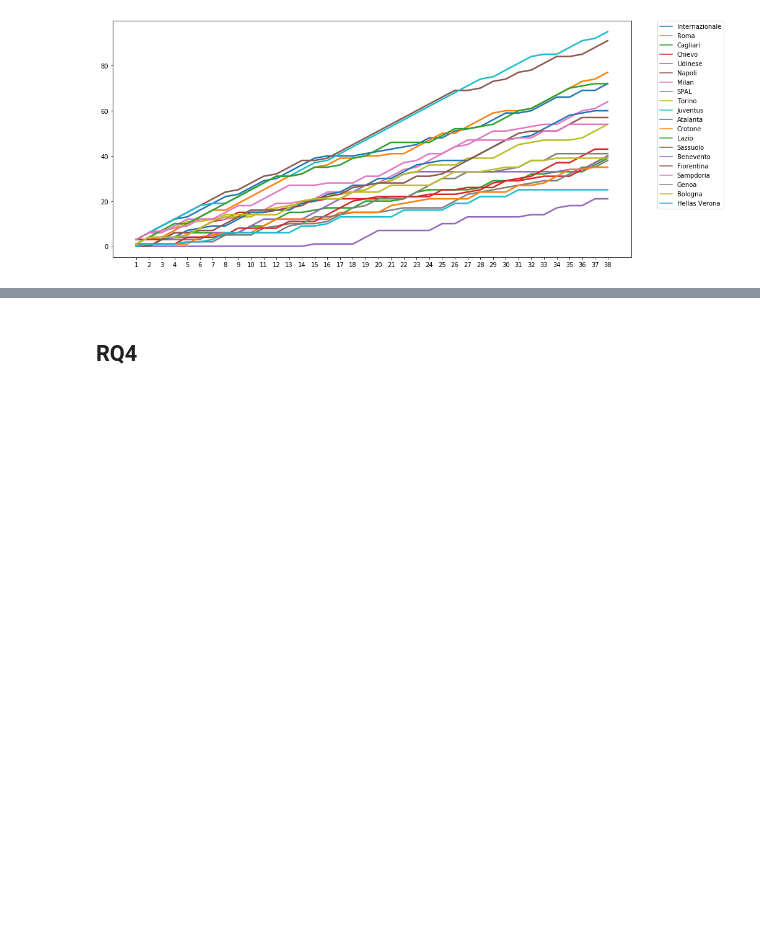
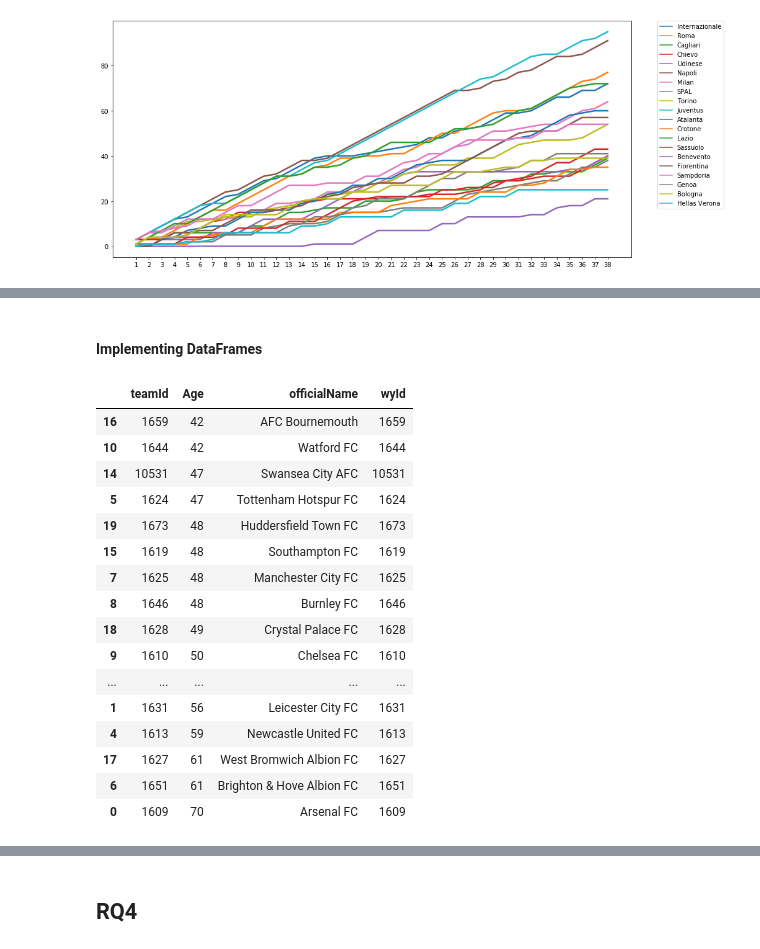
Before and after one commit to Donni06/Homework-2-ADM, a Jupyter notebook: main_ADM.ipynb, the cells around one changed output, grey strips where cells are left out. Cells and saved outputs as stored; diff of their text form; code cells hidden in the pictures; blank space fills up the shorter version.

```diff
--- a/Luca/main_ADM.ipynb
+++ b/main_ADM.ipynb
@@ -242,0 +543,2 @@ liga_legend = plt.legend(bbox_to_anchor=(1.05, 1), loc=2, borderaxespad=0.) #plo
+# %% [markdown]
+#### Implementing DataFrames
@@ -242,0 +552,21 @@ liga_legend = plt.legend(bbox_to_anchor=(1.05, 1), loc=2, borderaxespad=0.) #plo
+# %%
+ageDF[:10]
+ageDF
+# %% [output]
+|  | teamId | Age | officialName | wyId |
+| 16 | 1659 | 42 | AFC Bournemouth | 1659 |
+| 10 | 1644 | 42 | Watford FC | 1644 |
+| 14 | 10531 | 47 | Swansea City AFC | 10531 |
+| 5 | 1624 | 47 | Tottenham Hotspur FC | 1624 |
+| 19 | 1673 | 48 | Huddersfield Town FC | 1673 |
+| 15 | 1619 | 48 | Southampton FC | 1619 |
+| 7 | 1625 | 48 | Manchester City FC | 1625 |
+| 8 | 1646 | 48 | Burnley FC | 1646 |
+| 18 | 1628 | 49 | Crystal Palace FC | 1628 |
+| 9 | 1610 | 50 | Chelsea FC | 1610 |
+| ... | ... | ... | ... | ... |
+| 1 | 1631 | 56 | Leicester City FC | 1631 |
+| 4 | 1613 | 59 | Newcastle United FC | 1613 |
+| 17 | 1627 | 61 | West Bromwich Albion FC | 1627 |
+| 6 | 1651 | 61 | Brighton & Hove Albion FC | 1651 |
+| 0 | 1609 | 70 | Arsenal FC | 1609 |
```
Also changed, not shown: parts of 66 cells of this notebook, 4 other files.
